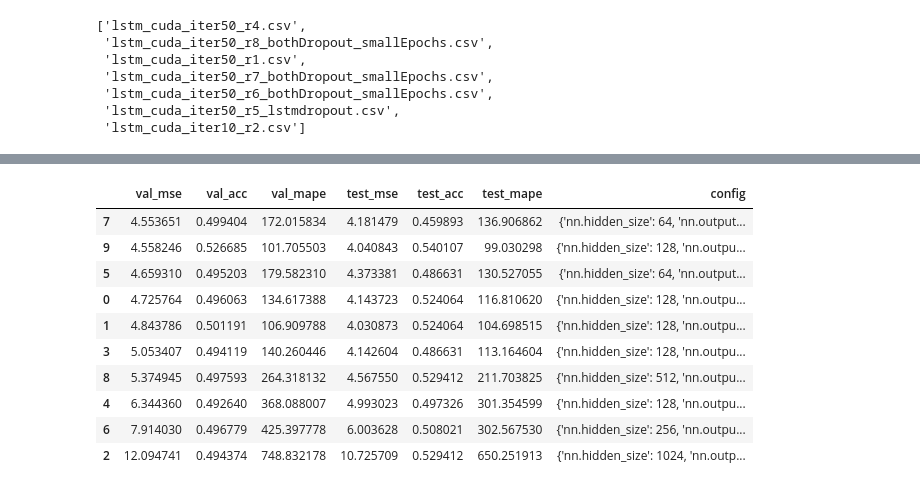
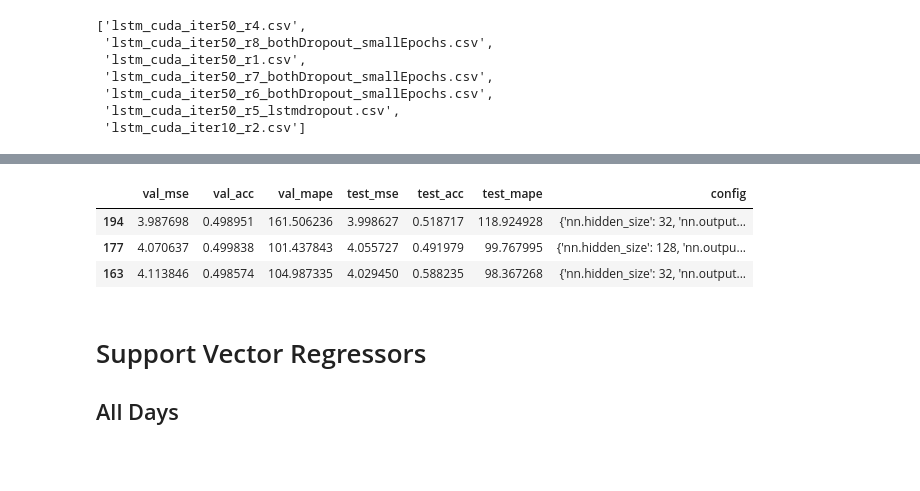
Before and after one commit to TianyuDu/ugthesis, a Jupyter notebook: model_selection_results/result_summary.ipynb, the cells around one changed output, grey strips where cells are left out. Cells and saved outputs as stored; diff of their text form; code cells hidden in the pictures; blank space fills up the shorter version.

```diff
--- a/model_selection_results/result_summary.ipynb
+++ b/model_selection_results/result_summary.ipynb
@@ -7,13 +7,13 @@ from os.path import isfile, join
 import pandas as pd
 import numpy as np
 # %%
-def ls_begin(begins: str):
-    files = [f for f in listdir("./") if f.startswith(begins)]
+def ls_begin(begins: str, path: str):
+    files = [f for f in listdir(path) if f.startswith(begins)]
     return files
 # %% [markdown]
 # LSTM: All Days
 # %%
-files = ls_begin("lstm_cuda_iter")
+files = ls_begin("lstm_cuda_iter", "./lstm/")
 df_lst = list()
 files
 # %% [output]
@@ -26,9 +26,9 @@ files
  'lstm_cuda_iter10_r2.csv']
 # %%
 for f in files:
-    df = pd.read_csv("./" + f, delimiter="\t", index_col="sample_id")
+    df = pd.read_csv("./lstm/" + f, delimiter="\t", index_col="sample_id")
     df_lst.append(df)
 # %%
 df_lstm = pd.concat(df_lst)
 # %%
-df_lstm = df.reset_index(drop=True)
+df_lstm = df_lstm.reset_index(drop=True)
@@ -49,14 +46,10 @@ df_lstm.sort_values("val_acc", ascending=False)
 # %%
-df_lstm.sort_values("val_mse", ascending=True)
+df_lstm.sort_values("val_mse", ascending=True).iloc[:3,:]
 # %% [output]
 |  | val_mse | val_acc | val_mape | test_mse | test_acc | test_mape | config |
-| 7 | 4.553651 | 0.499404 | 172.015834 | 4.181479 | 0.459893 | 136.906862 | {'nn.hidden_size': 64, 'nn.output... |
-| 9 | 4.558246 | 0.526685 | 101.705503 | 4.040843 | 0.540107 | 99.030298 | {'nn.hidden_size': 128, 'nn.outpu... |
-| 5 | 4.659310 | 0.495203 | 179.582310 | 4.373381 | 0.486631 | 130.527055 | {'nn.hidden_size': 64, 'nn.output... |
-| 0 | 4.725764 | 0.496063 | 134.617388 | 4.143723 | 0.524064 | 116.810620 | {'nn.hidden_size': 128, 'nn.outpu... |
-| 1 | 4.843786 | 0.501191 | 106.909788 | 4.030873 | 0.524064 | 104.698515 | {'nn.hidden_size': 128, 'nn.outpu... |
-| 3 | 5.053407 | 0.494119 | 140.260446 | 4.142604 | 0.486631 | 113.164604 | {'nn.hidden_size': 128, 'nn.outpu... |
-| 8 | 5.374945 | 0.497593 | 264.318132 | 4.567550 | 0.529412 | 211.703825 | {'nn.hidden_size': 512, 'nn.outpu... |
-| 4 | 6.344360 | 0.492640 | 368.088007 | 4.993023 | 0.497326 | 301.354599 | {'nn.hidden_size': 128, 'nn.outpu... |
-| 6 | 7.914030 | 0.496779 | 425.397778 | 6.003628 | 0.508021 | 302.567530 | {'nn.hidden_size': 256, 'nn.outpu... |
-| 2 | 12.094741 | 0.494374 | 748.832178 | 10.725709 | 0.529412 | 650.251913 | {'nn.hidden_size': 1024, 'nn.outp... |
+| 194 | 3.987698 | 0.498951 | 161.506236 | 3.998627 | 0.518717 | 118.924928 | {'nn.hidden_size': 32, 'nn.output... |
+| 177 | 4.070637 | 0.499838 | 101.437843 | 4.055727 | 0.491979 | 99.767995 | {'nn.hidden_size': 128, 'nn.outpu... |
+| 163 | 4.113846 | 0.498574 | 104.987335 | 4.029450 | 0.588235 | 98.367268 | {'nn.hidden_size': 32, 'nn.output... |
+# %% [markdown]
+# Support Vector Regressors
+## All Days
```
Also changed, not shown: parts of 29 cells of this notebook, 25 other files.
